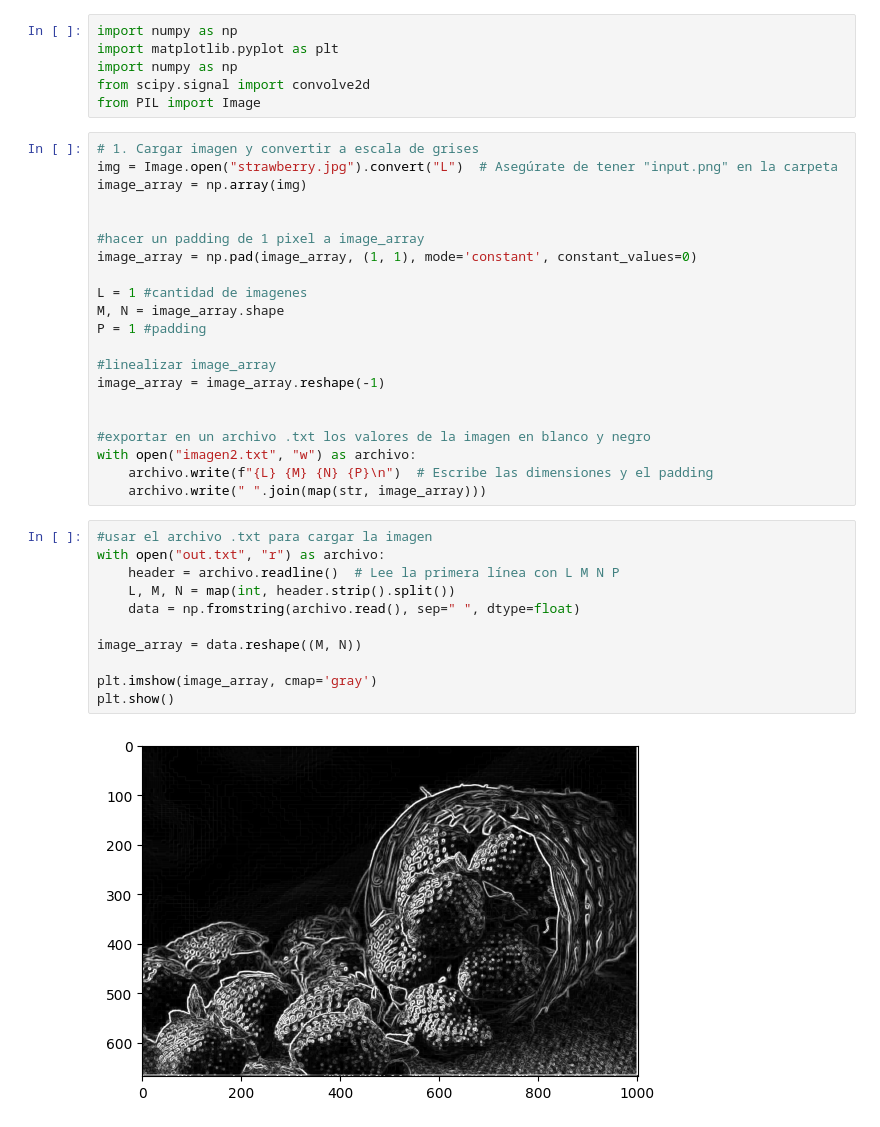
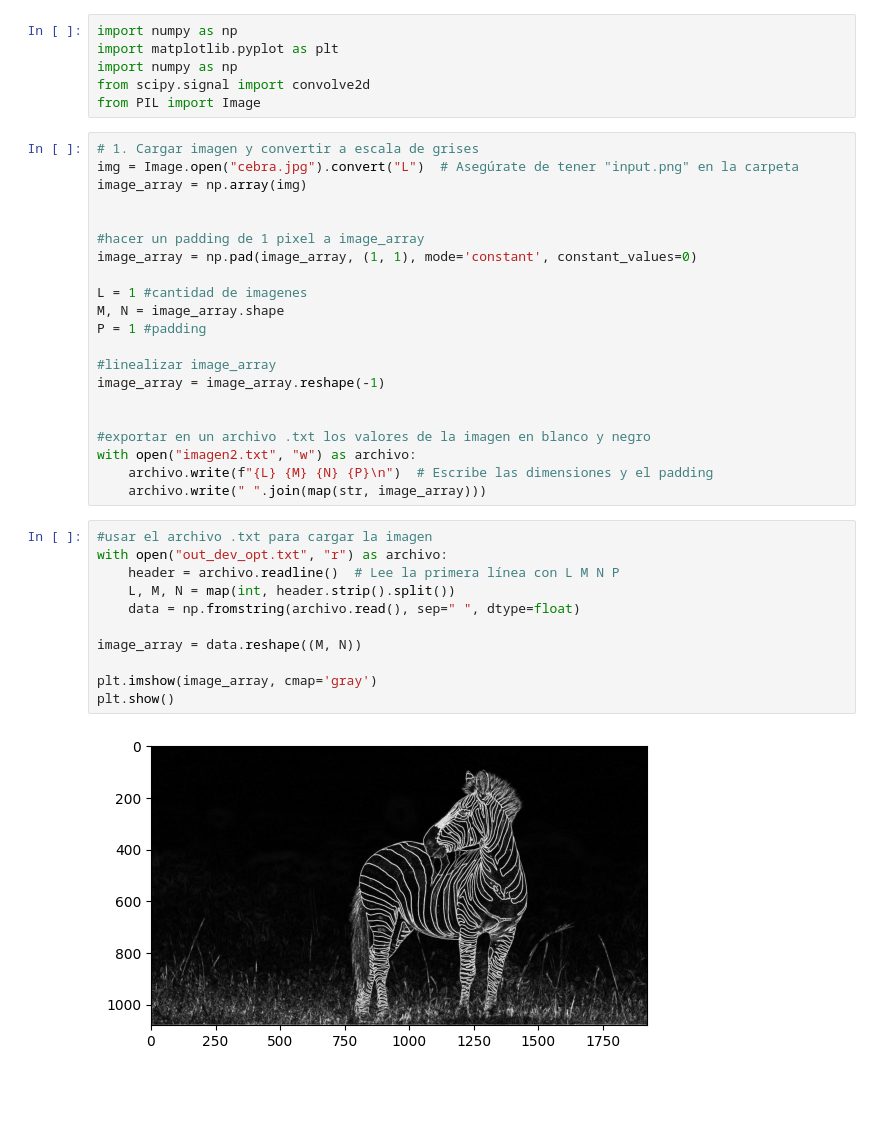
Before and after one commit to kamus1/edge-detection, a Jupyter notebook: project.ipynb, the cells around one changed output. Drawn from its saved outputs; the diff is of its cells as text; blank space fills up the shorter version.

```diff
--- a/project.ipynb
+++ b/project.ipynb
@@ -6,7 +6,7 @@ from scipy.signal import convolve2d
 from PIL import Image
 # %%
 # 1. Cargar imagen y convertir a escala de grises
-img = Image.open("strawberry.jpg").convert("L")  # Asegúrate de tener "input.png" en la carpeta
+img = Image.open("cebra.jpg").convert("L")  # Asegúrate de tener "input.png" en la carpeta
 image_array = np.array(img)
 
 
@@ -27,14 +27,14 @@ with open("imagen2.txt", "w") as archivo:
     archivo.write(" ".join(map(str, image_array)))
 # %%
 #usar el archivo .txt para cargar la imagen
-with open("out.txt", "r") as archivo:
+with open("out_dev_opt.txt", "r") as archivo:
     header = archivo.readline()  # Lee la primera línea con L M N P
     L, M, N = map(int, header.strip().split())
     data = np.fromstring(archivo.read(), sep=" ", dtype=float)
 
 image_array = data.reshape((M, N))
 
 plt.imshow(image_array, cmap='gray')
 plt.show()
 # %% [output]
-[figure, old version]
+[figure, new version]
```
Also changed, not shown: parts of 3 cells of this notebook, 12 other files.
